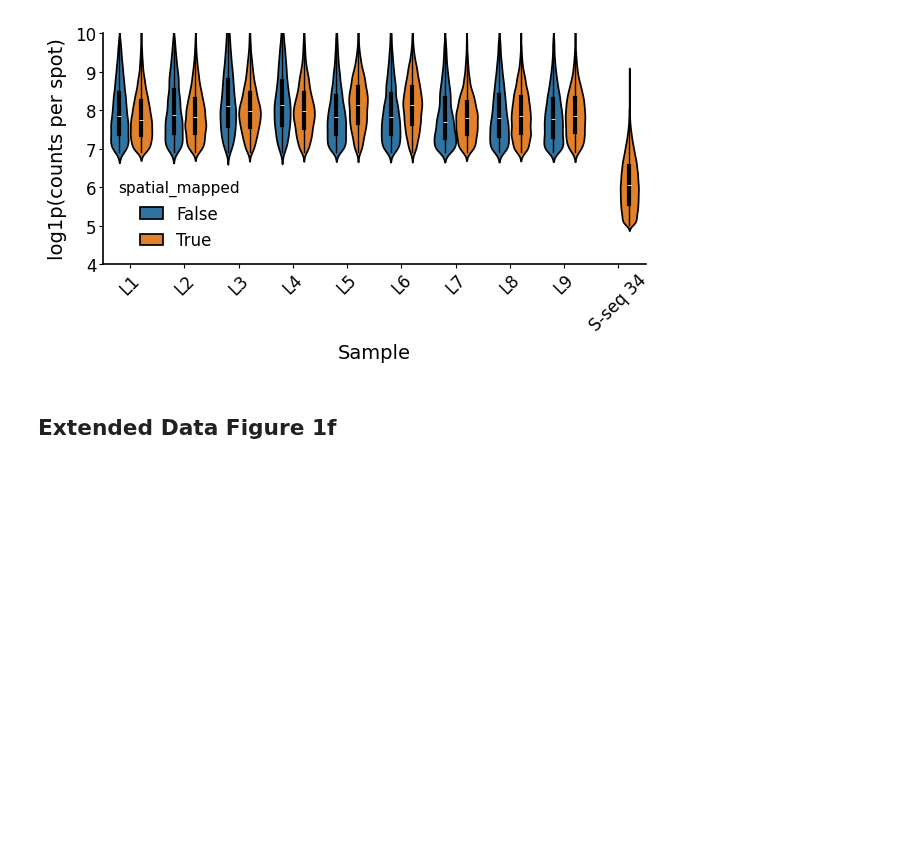
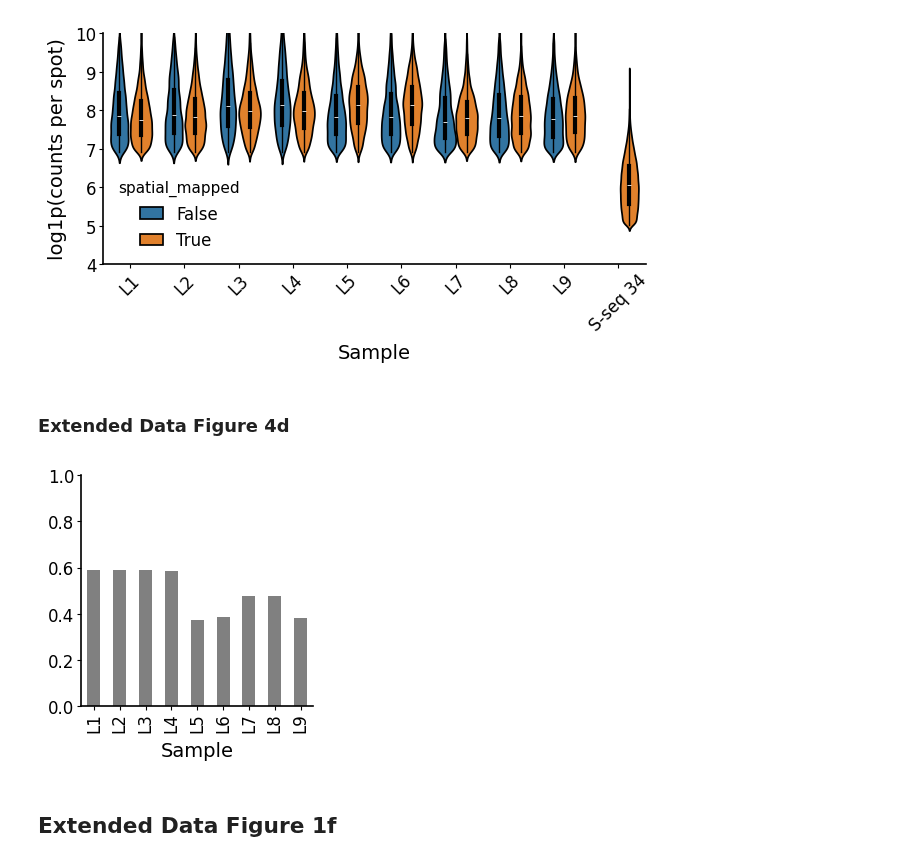
Before and after one commit to mattjones315/KPSpatial-release, a Jupyter notebook: reproducibility/Figure1/quality_control.ipynb, the cells around one changed output. Drawn from its saved outputs; the diff is of its cells as text; code cells hidden in the pictures; blank space fills up the shorter version.

```diff
--- a/reproducibility/Figure1/quality_control.ipynb
+++ b/reproducibility/Figure1/quality_control.ipynb
@@ -266,6 +262,19 @@ with mplscience.style_context():
     plt.show()
 # %% [output]
 [figure]
+# %% [markdown]
+### Extended Data Figure 4d
+# %%
+spatial_mapping_stats = (rna_stats.groupby(['Sample', 'spatial_mapped']).size() / rna_stats.groupby(['Sample']).size()).unstack()['True']
+spatial_mapping_stats = spatial_mapping_stats.loc[SLIDETAGS_SAMPLES]
+
+with mplscience.style_context():
+    h = plt.figure(figsize=(3,3))
+    spatial_mapping_stats.plot(kind='bar', color='gray')
+    plt.ylim(0, 1)
+    plt.show()
+# %% [output]
+[figure, added]
 # %% [markdown]
 ## Extended Data Figure 1f
 # %%
```
Also changed, not shown: parts of 2 cells of this notebook, 19 other files.
